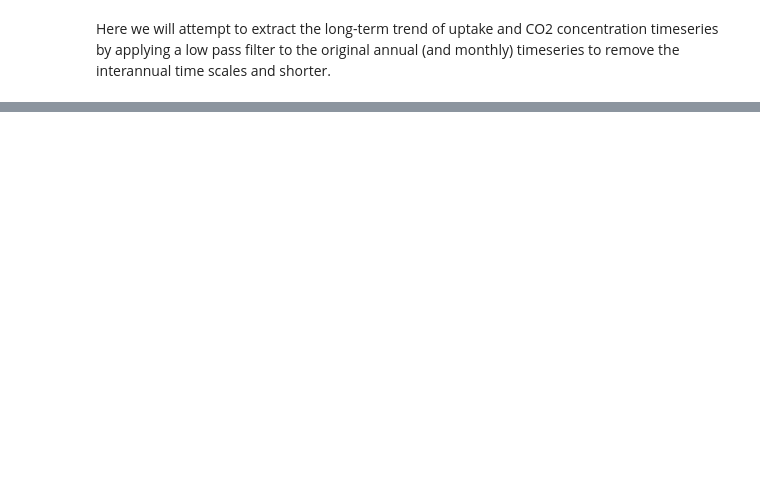
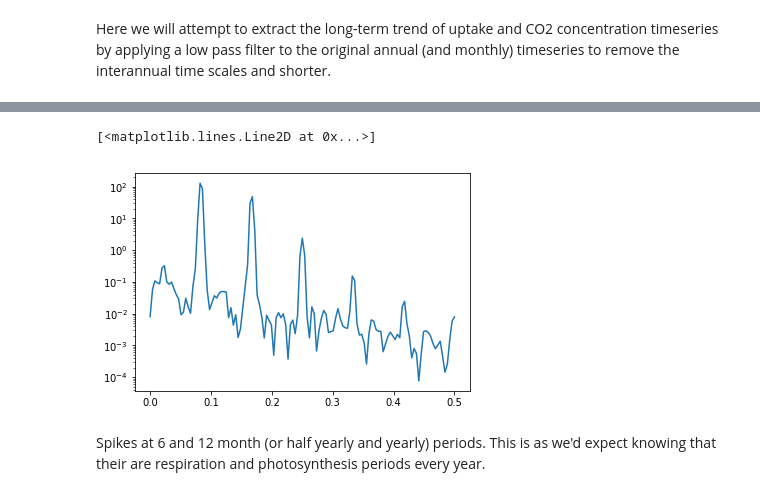
Before and after one commit to rursino/carbon-cycle-feedbacks, a Jupyter notebook: Peylin_flux/Notebooks/low-pass-filter.ipynb, the cells around one changed output, grey strips where cells are left out. Drawn from its saved outputs; the diff is of its cells as text; code cells hidden in the pictures; blank space fills up the shorter version.

```diff
--- a/Peylin_flux/Notebooks/low-pass-filter.ipynb
+++ b/Peylin_flux/Notebooks/low-pass-filter.ipynb
@@ -125,0 +75,7 @@ array([ 0.29794807,  0.33632685,  0.34718011,  2.17268174,  0.11040363,
+# %%
+freqs_month, X_month = signal.welch(y_month)
+# %%
+plt.semilogy(freqs_month, X_month)
+# %% [output]
+[<matplotlib.lines.Line2D at 0x...>]
+[figure, added]
@@ -125,0 +84,2 @@ array([ 0.29794807,  0.33632685,  0.34718011,  2.17268174,  0.11040363,
+# %% [markdown]
+Spikes at 6 and 12 month (or half yearly and yearly) periods. This is as we'd expect knowing that their are respiration and photosynthesis periods every year.
```
Also changed, not shown: parts of 43 cells of this notebook, 1 other file.
